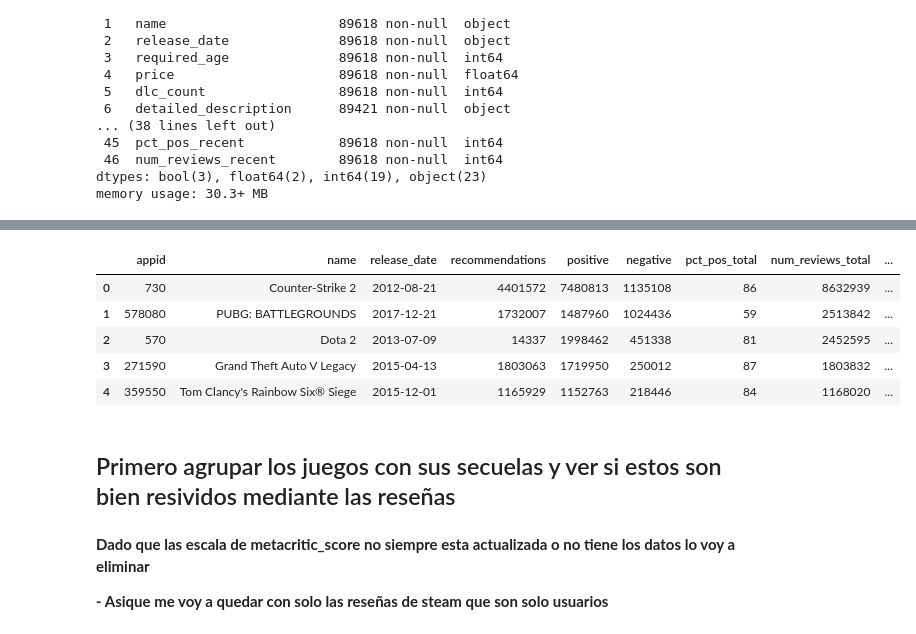
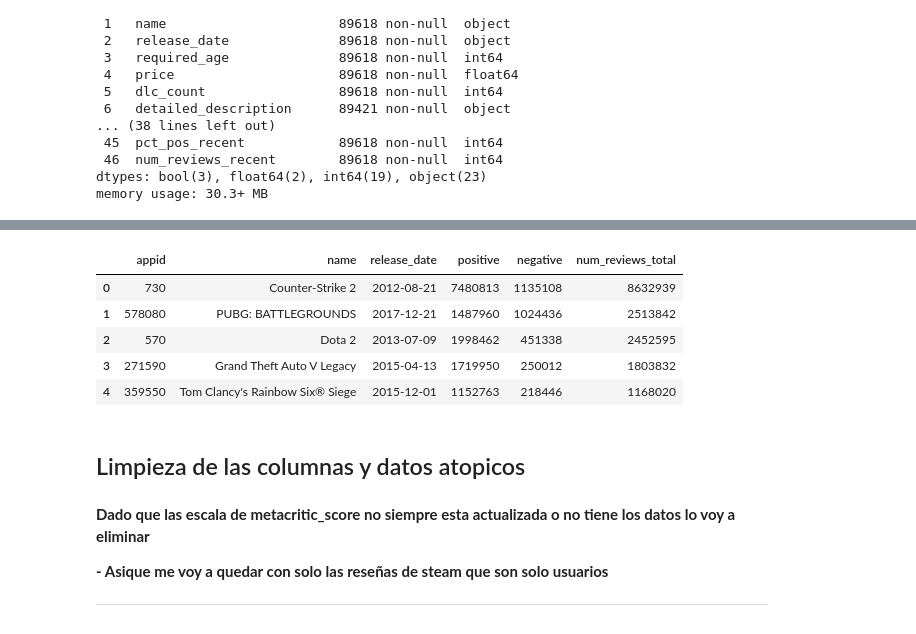
Before and after one commit to claudiocanales721/Proyecto-cs-de-datos, a Jupyter notebook: Partes_separadas_del_proyecto/chichoRM/Proceso.ipynb, the cells around one changed output, grey strips where cells are left out. Saved outputs shown, nothing was run; the diff lists cells and outputs as text; code cells hidden in the pictures.

```diff
--- a/Partes_separadas_del_proyecto/chichoRM/Proceso.ipynb
+++ b/Partes_separadas_del_proyecto/chichoRM/Proceso.ipynb
@@ -69,33 +90,35 @@ memory usage: 30.3+ MB
 # %%
 # Eliminar algunas columnas para limpiar
 # Elimino todas las columnas para quedarme solo con las cosas positivas
 columnas_eliminar = ["detailed_description", "about_the_game", "short_description",
                       "reviews", "header_image", "website", "support_url", "support_email",
                       "metacritic_url", "achievements", "notes", "screenshots", "movies",
                       "tags", 'required_age', 'price', 'dlc_count',
                       'windows', 'mac', 'linux','supported_languages',
                       'full_audio_languages', 'packages', 'developers', 'publishers',
                       'categories', 'genres', 'estimated_owners',
                       'average_playtime_forever', 'average_playtime_2weeks',
                       'median_playtime_forever', 'median_playtime_2weeks', 'discount',
-                      'peak_ccu', 'tags', "user_score", "score_rank", "metacritic_score"
+                      'peak_ccu', 'tags', "user_score", "score_rank", "metacritic_score",
+                      "num_reviews_recent", "pct_pos_recent", "pct_pos_total", "recommendations"
                       ]
 
 df_reseñas = data.drop(columns=columnas_eliminar)
 df_reseñas.head()
 # %% [output]
-|  | appid | name | release_date | recommendations | positive | negative | pct_pos_total | num_reviews_total | ... |
-| 0 | 730 | Counter-Strike 2 | 2012-08-21 | 4401572 | 7480813 | 1135108 | 86 | 8632939 | ... |
-| 1 | 578080 | PUBG: BATTLEGROUNDS | 2017-12-21 | 1732007 | 1487960 | 1024436 | 59 | 2513842 | ... |
-| 2 | 570 | Dota 2 | 2013-07-09 | 14337 | 1998462 | 451338 | 81 | 2452595 | ... |
-| 3 | 271590 | Grand Theft Auto V Legacy | 2015-04-13 | 1803063 | 1719950 | 250012 | 87 | 1803832 | ... |
-| 4 | 359550 | Tom Clancy's Rainbow Six® Siege | 2015-12-01 | 1165929 | 1152763 | 218446 | 84 | 1168020 | ... |
+|  | appid | name | release_date | positive | negative | num_reviews_total |
+| 0 | 730 | Counter-Strike 2 | 2012-08-21 | 7480813 | 1135108 | 8632939 |
+| 1 | 578080 | PUBG: BATTLEGROUNDS | 2017-12-21 | 1487960 | 1024436 | 2513842 |
+| 2 | 570 | Dota 2 | 2013-07-09 | 1998462 | 451338 | 2452595 |
+| 3 | 271590 | Grand Theft Auto V Legacy | 2015-04-13 | 1719950 | 250012 | 1803832 |
+| 4 | 359550 | Tom Clancy's Rainbow Six® Siege | 2015-12-01 | 1152763 | 218446 | 1168020 |
 # %% [markdown]
-## Primero agrupar los juegos con sus secuelas y ver si estos son bien resividos mediante las reseñas
+## Limpieza de las columnas y datos atopicos
 # %% [markdown]
 **Dado que las escala de metacritic_score no siempre esta actualizada o no tiene los datos lo voy a eliminar**
 
 **- Asique me voy a quedar con solo las reseñas de steam que son solo usuarios**
+***
 # %%
 # 1.- Mucha limpieza
 
```
Also changed, not shown: parts of 29 cells of this notebook.
